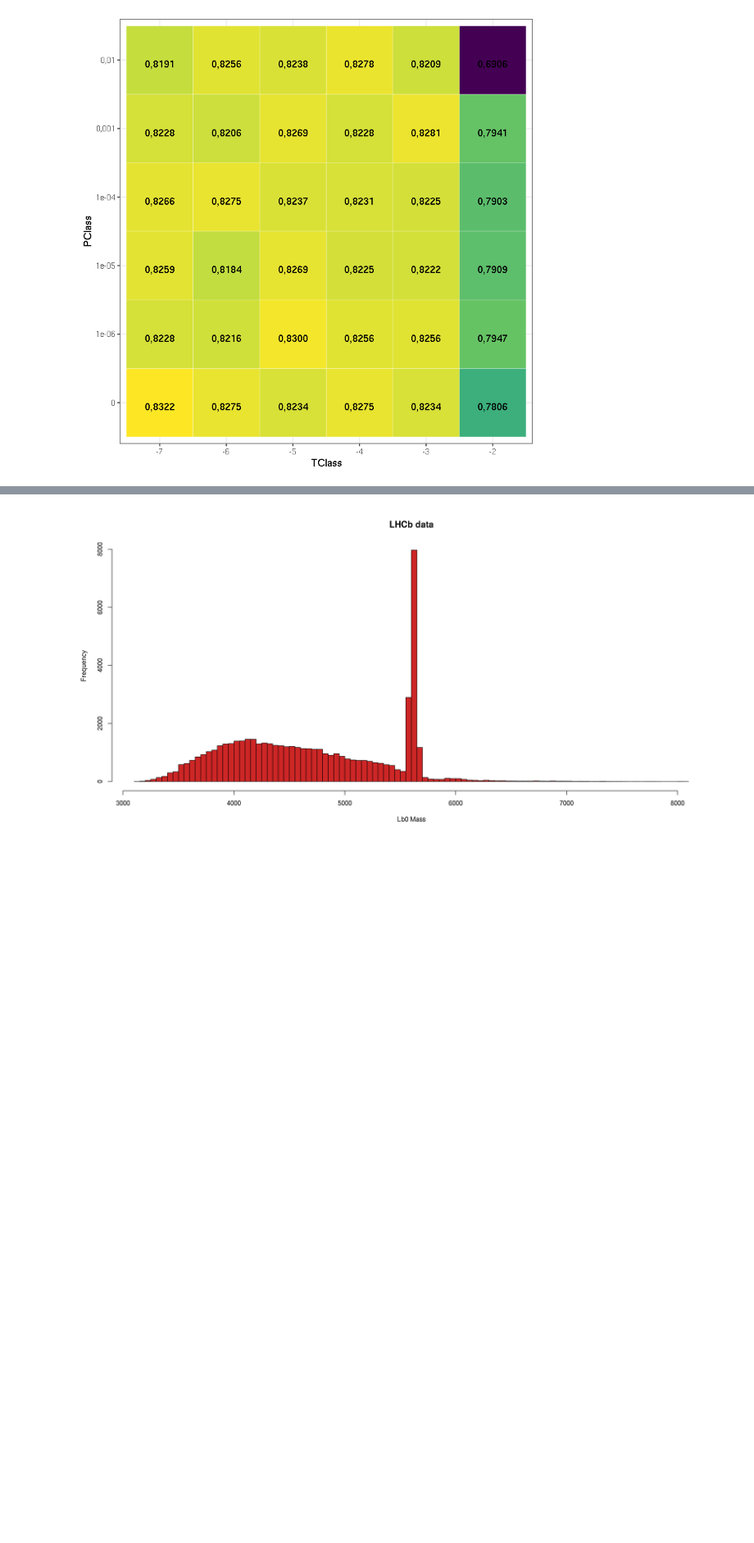
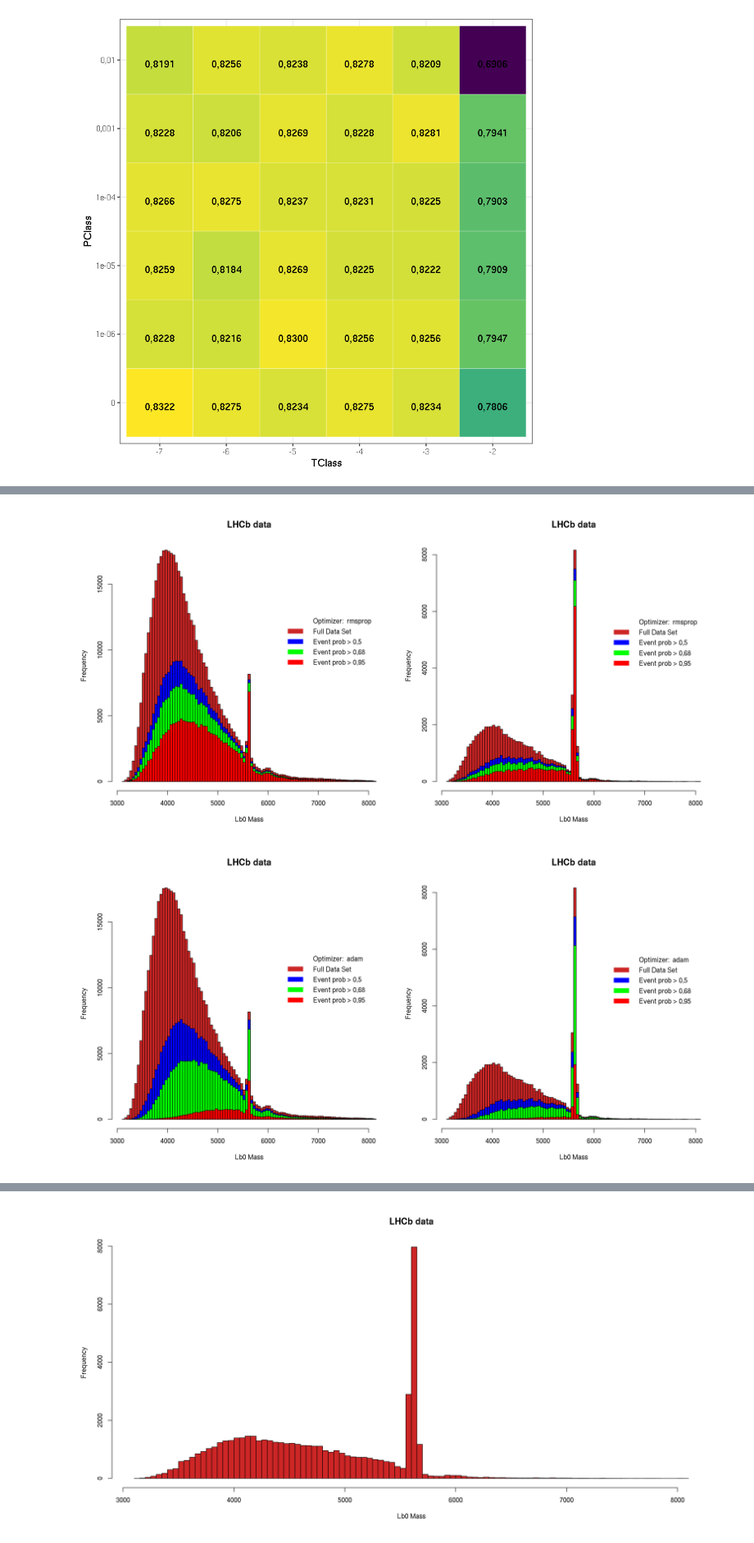
Before and after one commit to mastrovalentz/Adv_Stat_Final_Project, a Jupyter notebook: Model_Tuner.ipynb, the cells around one changed output, grey strips where cells are left out. Shown: that part at 82% size. Cells and saved outputs as stored; diff of their text form; code cells hidden in the pictures; blank space fills up the shorter version.

```diff
--- a/Model_Tuner.ipynb
+++ b/Model_Tuner.ipynb
@@ -897,0 +893,5 @@ drawPrediction(Archi_build_model, ArchiParams_RMS,  c(0.5,0.68, 0.95), c("blue",
+# %%
+drawAllPrediction(c(0.5,0.68, 0.95), c("blue", "green", "red"))
+# %% [output]
+[figure, added]
+[figure, added]
```
Also changed, not shown: parts of 5 cells of this notebook, 5 other files.
